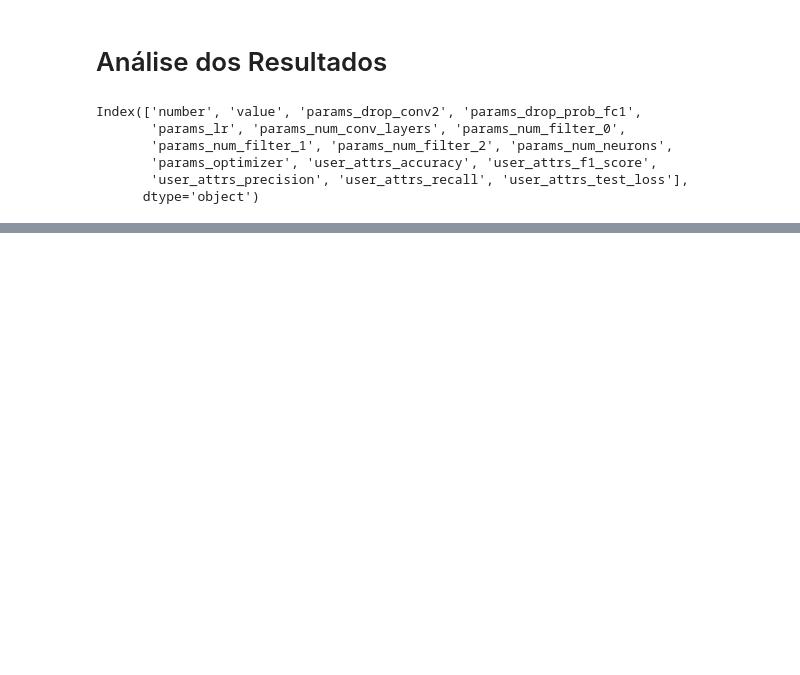
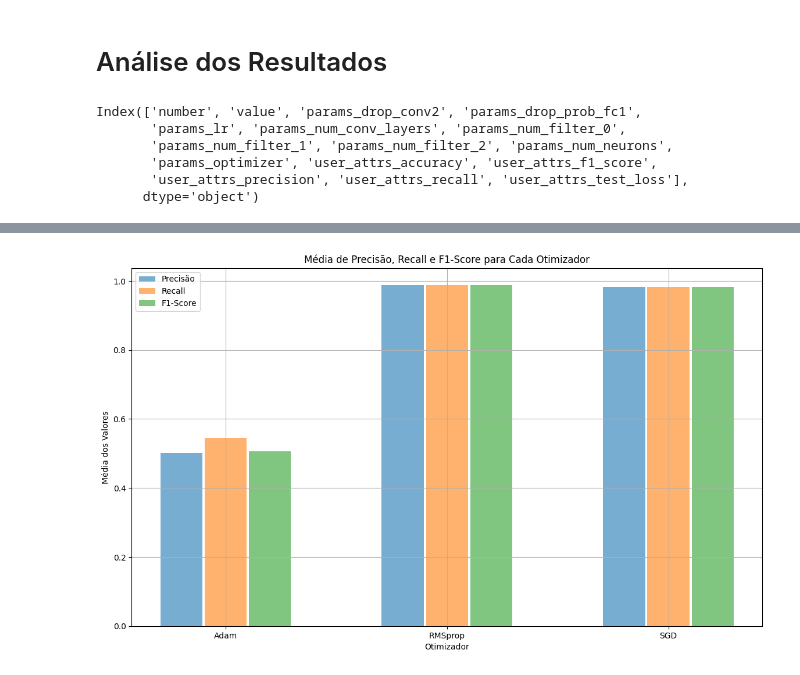
Before and after one commit to GuilhermeMaciel75/Redes_Neurais_p1, a Jupyter notebook: src/CNNPyTorch.ipynb, the cells around one changed output, grey strips where cells are left out. Drawn from its saved outputs; the diff is of its cells as text; code cells hidden in the pictures; blank space fills up the shorter version.

```diff
--- a/src/CNNPyTorch.ipynb
+++ b/src/CNNPyTorch.ipynb
@@ -700,0 +711,30 @@ ax.legend()
+# %%
+# Agrupar por otimizador e calcular médias
+optimizer_group = df.groupby('params_optimizer').mean()
+
+r1 = np.arange(len(optimizer_group.index))
+r2 = [x + width for x in r1]
+r3 = [x + width for x in r2]
+
+
+# Gráfico de barras
+plt.figure(figsize=(14, 8))
+
+# Precisão
+plt.bar(r1, optimizer_group['user_attrs_precision'], width - 0.01, label='Precisão', alpha=0.6)
+
+# Recall
+plt.bar(r2, optimizer_group['user_attrs_recall'], width - 0.01, label='Recall', alpha=0.6)
+
+# F1-score
+plt.bar(r3, optimizer_group['user_attrs_f1_score'], width - 0.01, label='F1-Score', alpha=0.6)
+
+plt.xlabel('Otimizador')
+plt.ylabel('Média dos Valores')
+plt.title('Média de Precisão, Recall e F1-Score para Cada Otimizador')
+plt.xticks([r + width for r in range(len(optimizer_group.index))], optimizer_group.index)
+plt.legend()
+plt.grid(True)
+plt.show()
+# %% [output]
+[figure, added]
```
Also changed, not shown: parts of 8 cells of this notebook.
